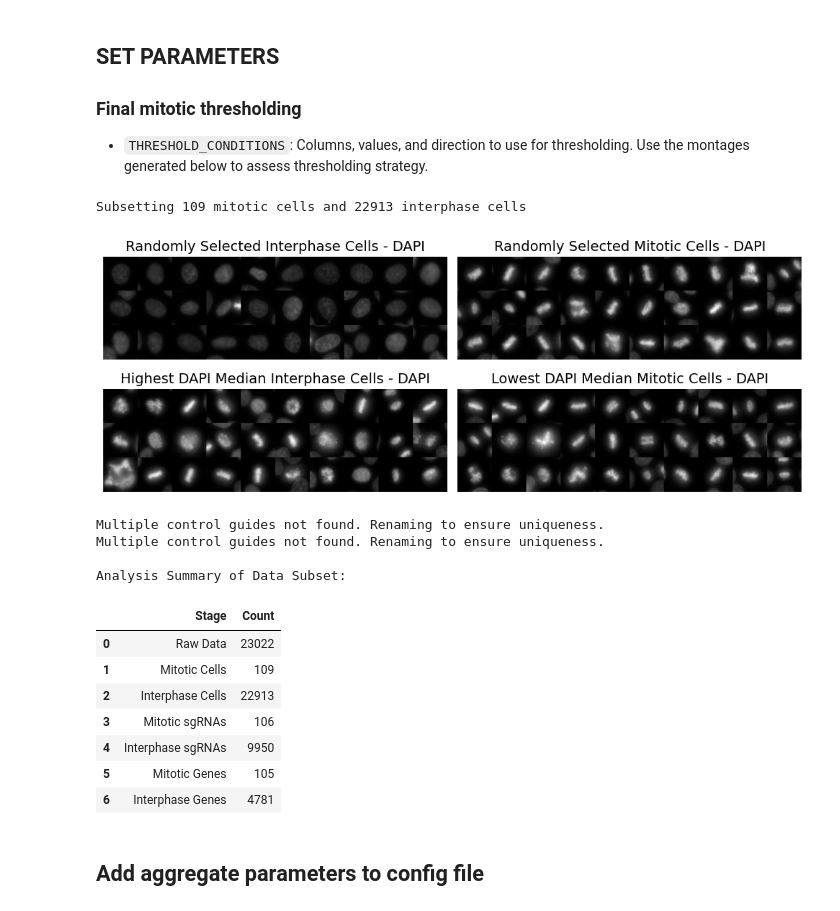
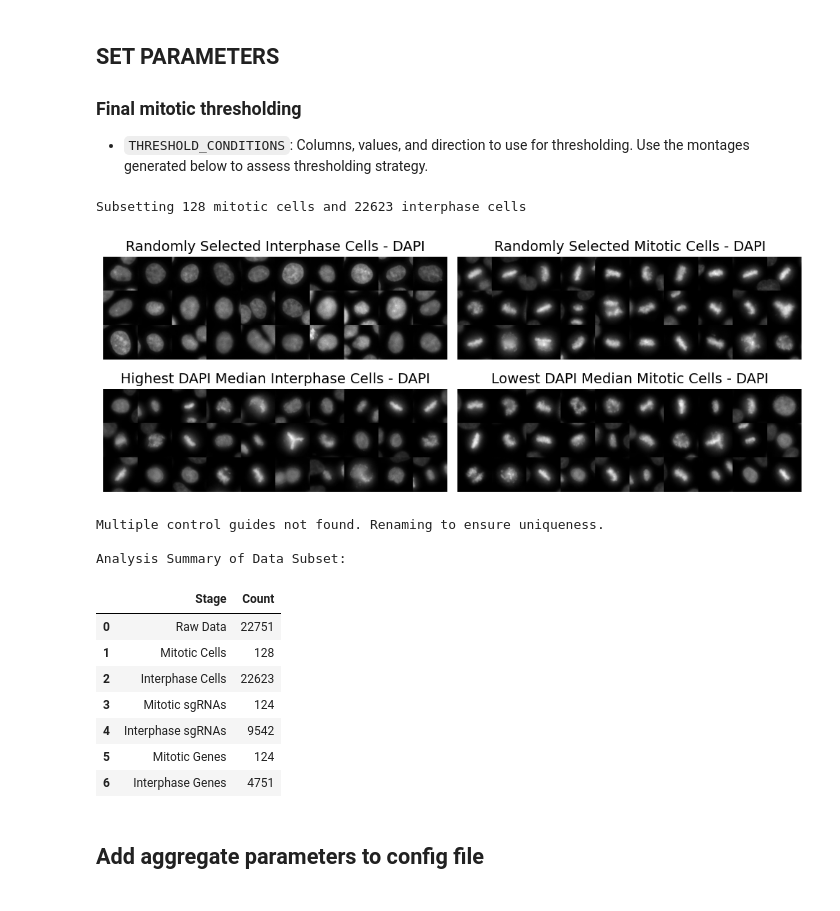
Before and after one commit to cheeseman-lab/brieflow, a Jupyter notebook: example_analysis/7.configure_aggregate_params.ipynb, the cells around one changed output. Cells and saved outputs as stored; diff of their text form; code cells hidden in the pictures.

Commit message:
update merge to include plate

```diff
--- a/example_analysis/7.configure_aggregate_params.ipynb
+++ b/example_analysis/7.configure_aggregate_params.ipynb
@@ -44,23 +47,26 @@ from lib.shared.configuration_utils import CONFIG_FILE_HEADER
 POPULATION_FEATURE = "gene_symbol_0"
 FILTER_SINGLE_GENE = False
 # %%
+from pyarrow.parquet import ParquetFile
+import pyarrow as pa
+
 # load config file and determine root path
 with open(CONFIG_FILE_PATH, "r") as config_file:
     config = yaml.safe_load(config_file)
 ROOT_FP = Path(config["all"]["root_fp"])
 
-# TODO: Save subset of parquet of parquet data to test aggregate on
 # Load subset of data
 # Takes ~1 minute
-merge_final_fp = ROOT_FP / "merge" / "hdfs" / "merge_final.hdf5"
-raw_df = load_hdf_subset(
-    merge_final_fp, n_rows=50000, population_feature=POPULATION_FEATURE
-)
+# TODO: Use actual path
+merge_final_fp = "/lab/barcheese01/rkern/brieflow/testing/test_final_merge.parquet"
+# merge_final_fp = ROOT_FP / "merge" / "parquets" / get_filename({"plate": TEST_PLATE, "well": TEST_WELL}, "merge_final", "parquet")
+merge_final = ParquetFile(merge_final_fp)
+row_subset = next(merge_final.iter_batches(batch_size = 50000))
+merge_final = pa.Table.from_batches([row_subset]).to_pandas()
 
 # Remove unassigned cells
 clean_df = clean_cell_data(
-    raw_df, POPULATION_FEATURE, filter_single_gene=FILTER_SINGLE_GENE
+    merge_final, POPULATION_FEATURE, filter_single_gene=FILTER_SINGLE_GENE
 )
-# pd.Series(raw_df.columns).to_csv('aggregate_4/column_names.csv', index=False)
-print(f"Loaded {len(raw_df)} cells with {len(raw_df.columns)} features")
+print(f"Loaded {len(merge_final)} cells with {len(merge_final.columns)} features")
 # %% [output]
@@ -138,9 +142,9 @@ Metadata columns detected:
 # %%
 CONTROL_PREFIX = "nontargeting"
-GROUP_COLUMNS = ["well"]
+GROUP_COLUMNS = ["plate", "well"]
 INDEX_COLUMNS = ["tile", "cell_0"]
 CAT_COLUMNS = ["gene_symbol_0", "sgRNA_0"]
-FEATURE_START = "nucleus_dapi_mean"
+FEATURE_START = "nucleus_DAPI_mean"
 # %%
 # Identify features to standardize (all columns after mapped_single_gene)
 feature_start_idx = transformed_df.columns.get_loc(FEATURE_START)
@@ -235,7 +239,7 @@ Percent mitotic: 0.33%
 # %%
 # Final thresholding strategy
 THRESHOLD_CONDITIONS = {
-    "nucleus_dapi_median": [7, "greater"],
+    "nucleus_DAPI_median": [7, "greater"],
 }
 # %%
 # Use final thresholding to split cells
@@ -275,37 +279,37 @@ montages = [
         cell_data=interphase_df,
         channels=CHANNELS,
         selection_params={
             "method": "sorted",
-            "sort_by": "nucleus_dapi_median",
+            "sort_by": "nucleus_DAPI_median",
             "ascending": False,
         },
     )["DAPI"],
     create_cell_montage(
         cell_data=mitotic_df,
         channels=CHANNELS,
         selection_params={
             "method": "sorted",
-            "sort_by": "nucleus_dapi_median",
+            "sort_by": "nucleus_DAPI_median",
             "ascending": True,
         },
     )["DAPI"],
 ]
 
 # Initialize figure and subplots
 fig, axes = plt.subplots(2, 2, figsize=(10, 4))
 
 # Display each montage
 for ax, title, montage in zip(axes.flat, titles, montages):
     ax.imshow(montage, cmap="gray")
     ax.set_title(title, fontsize=14)
     ax.axis("off")
 
 # Adjust layout and show the plot
 plt.tight_layout()
 plt.show()
 # %% [output]
-Subsetting 109 mitotic cells and 22913 interphase cells
+Subsetting 128 mitotic cells and 22623 interphase cells
-[figure, old version]
+[figure, new version]
 # %%
 # Re-standardize mitotic population
 mitotic_standardized_df = grouped_standardization(
@@ -389,18 +393,17 @@ summary = pd.DataFrame(
 print("\nAnalysis Summary of Data Subset:")
 summary
 # %% [output]
-Multiple control guides not found. Renaming to ensure uniqueness.
 Multiple control guides not found. Renaming to ensure uniqueness.
 
 Analysis Summary of Data Subset:
 |  | Stage | Count |
-| 0 | Raw Data | 23022 |
-| 1 | Mitotic Cells | 109 |
-| 2 | Interphase Cells | 22913 |
-| 3 | Mitotic sgRNAs | 106 |
-| 4 | Interphase sgRNAs | 9950 |
-| 5 | Mitotic Genes | 105 |
-| 6 | Interphase Genes | 4781 |
+| 0 | Raw Data | 22751 |
+| 1 | Mitotic Cells | 128 |
+| 2 | Interphase Cells | 22623 |
+| 3 | Mitotic sgRNAs | 124 |
+| 4 | Interphase sgRNAs | 9542 |
+| 5 | Mitotic Genes | 124 |
+| 6 | Interphase Genes | 4751 |
 # %% [markdown]
 ## Add aggregate parameters to config file
 # %%
```
Also changed, not shown: parts of 10 cells of this notebook, 6 other files.
